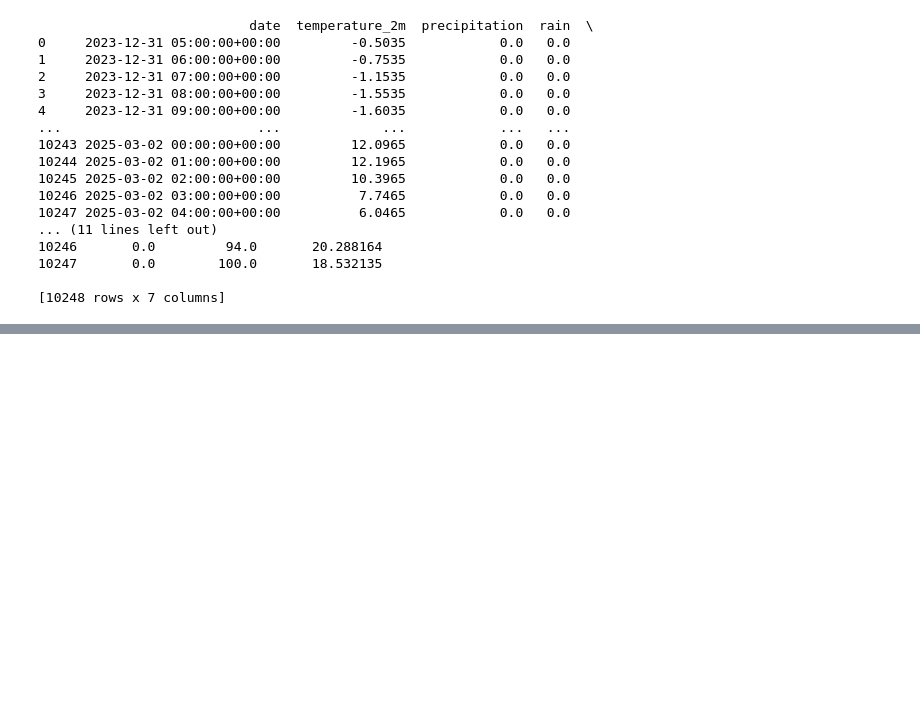
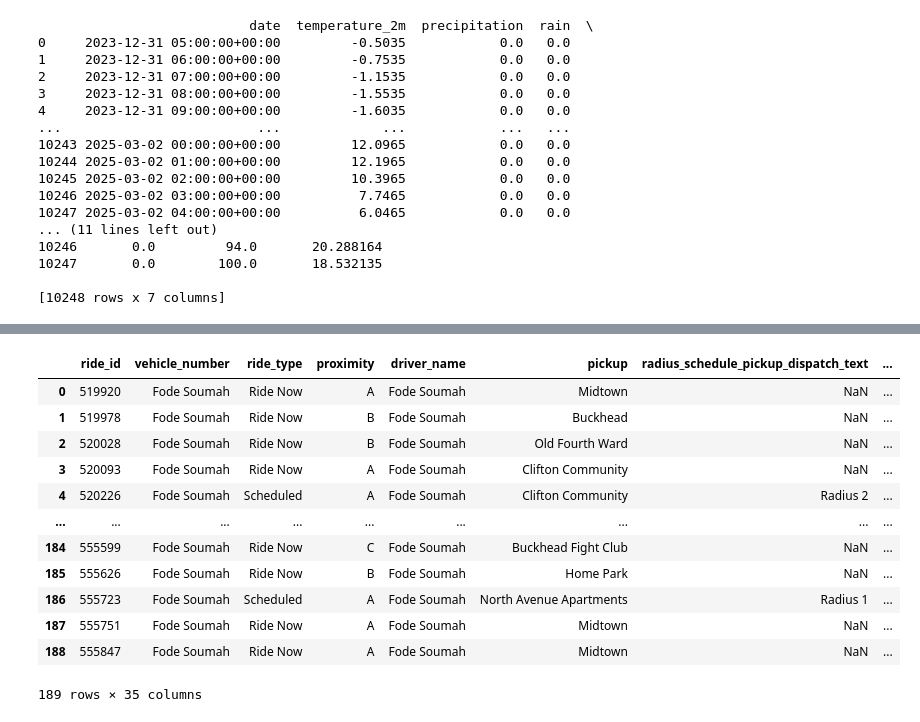
Before and after one commit to jchay3/james_hay_project_2_Compare_ride_patterns_and_predictive_modeling_of_rides_by-_transport_x, a Jupyter notebook: james_workbook_for_atlanta.ipynb, the cells around one changed output, grey strips where cells are left out. Drawn from its saved outputs; the diff is of its cells as text; code cells hidden in the pictures; blank space fills up the shorter version.

```diff
--- a/james_workbook_for_atlanta.ipynb
+++ b/james_workbook_for_atlanta.ipynb
@@ -156,3 +159,12 @@ print(atlanta_hourly_dataframe)
 10247       0.0        100.0       18.532135
 
 [10248 rows x 7 columns]
+# %%
+#Use Regex to remove CST from the orginal Ride Start time
+atlanta_ride_df['ride_start_date_time_cleaned'] = atlanta_ride_df['ride_start_date_time'].str.replace(r'\s*\([A-Z]+\)', '', regex=True)
+atlanta_ride_df['ride_end_date_time_cleaned'] = atlanta_ride_df['ride_end_date_time'].str.replace(r'\s*\([A-Z]+\)', '', regex=True)
+
+atlanta_ride_df['ride_start_date_time_converted'] = pd.to_datetime(atlanta_ride_df['ride_start_date_time_cleaned'], format='%m/%d/%Y %I:%M %p')
+atlanta_ride_df['ride_end_date_time_converted'] = pd.to_datetime(atlanta_ride_df['ride_end_date_time_cleaned'], format='%m/%d/%Y %I:%M %p')
+
+atlanta_ride_df
@@ -158,0 +207,25 @@ print(atlanta_hourly_dataframe)
+# %%
+# Merge on the ride start time with weather data for that time
+atlanta_merged_data = pd.merge_asof(
+    atlanta_ride_df.sort_values('ride_start_date_time_converted'),
+    atlanta_hourly_dataframe.sort_values('date_converted'),
+    left_on='ride_start_date_time_converted',
+    right_on='date_converted',
+    direction='backward'
+)
+
+atlanta_merged_data
+# %% [output]
+|  | ride_id | vehicle_number | ride_type | proximity | driver_name | pickup | radius_schedule_pickup_dispatch_text | ... |
+| 0 | 519920 | Fode Soumah | Ride Now | A | Fode Soumah | Midtown | NaN | ... |
+| 1 | 519978 | Fode Soumah | Ride Now | B | Fode Soumah | Buckhead | NaN | ... |
+| 2 | 520028 | Fode Soumah | Ride Now | B | Fode Soumah | Old Fourth Ward | NaN | ... |
+| 3 | 520093 | Fode Soumah | Ride Now | A | Fode Soumah | Clifton Community | NaN | ... |
+| 4 | 520226 | Fode Soumah | Scheduled | A | Fode Soumah | Clifton Community | Radius 2 | ... |
+| ... | ... | ... | ... | ... | ... | ... | ... | ... |
+| 184 | 555599 | Fode Soumah | Ride Now | C | Fode Soumah | Buckhead Fight Club | NaN | ... |
+| 185 | 555626 | Fode Soumah | Ride Now | B | Fode Soumah | Home Park | NaN | ... |
+| 186 | 555723 | Fode Soumah | Scheduled | A | Fode Soumah | North Avenue Apartments | Radius 1 | ... |
+| 187 | 555751 | Fode Soumah | Ride Now | A | Fode Soumah | Midtown | NaN | ... |
+| 188 | 555847 | Fode Soumah | Ride Now | A | Fode Soumah | Midtown | NaN | ... |
+189 rows × 35 columns
```
Also changed, not shown: parts of 10 cells of this notebook, 2 other files.
